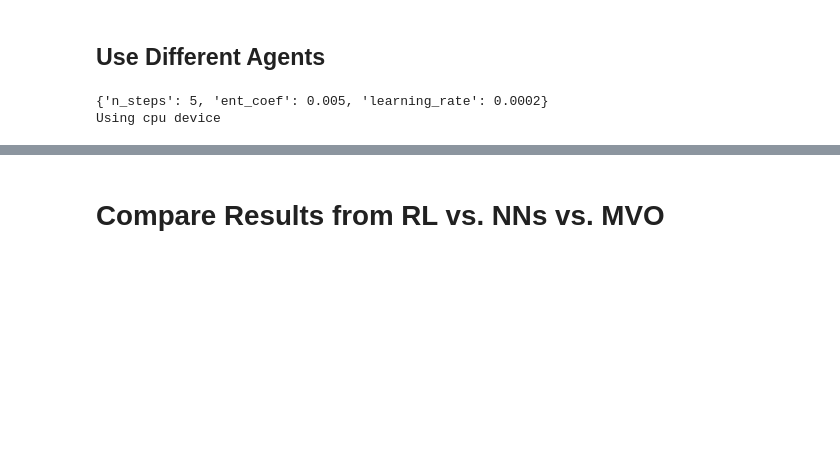
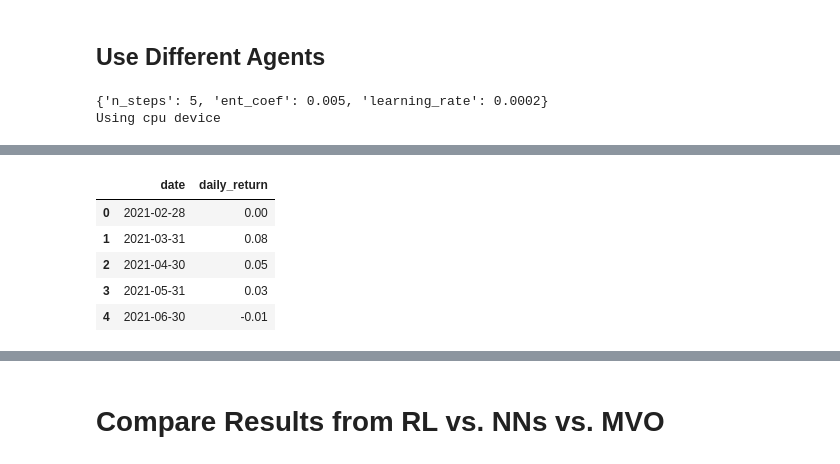
Before and after one commit to pcmendes1973/WQU-Capstone, a Jupyter notebook: Capstone_Code.ipynb, the cells around one changed output, grey strips where cells are left out. Cells and saved outputs as stored; diff of their text form; code cells hidden in the pictures; blank space fills up the shorter version.

```diff
--- a/Capstone_Code.ipynb
+++ b/Capstone_Code.ipynb
@@ -1587,0 +1523,9 @@ trained_a2c.save('/content/trained_models/trained_a2c.zip')
+# %%
+df_monthly_return.head()
+# %% [output]
+|  | date | daily_return |
+| 0 | 2021-02-28 | 0.00 |
+| 1 | 2021-03-31 | 0.08 |
+| 2 | 2021-04-30 | 0.05 |
+| 3 | 2021-05-31 | 0.03 |
+| 4 | 2021-06-30 | -0.01 |
```
Also changed, not shown: parts of 31 cells of this notebook.
